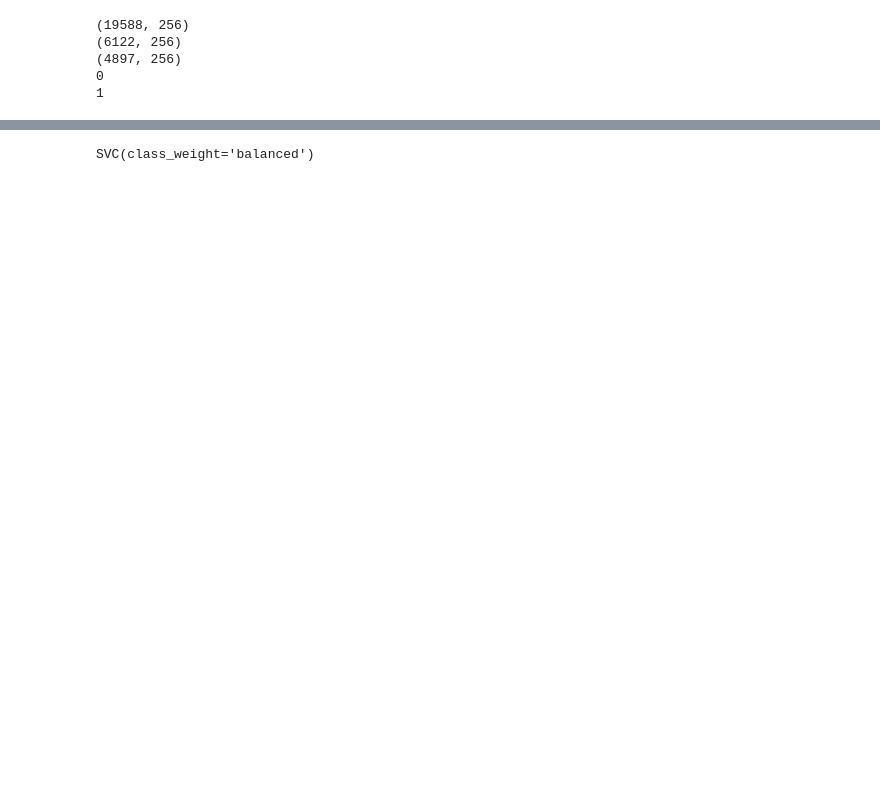
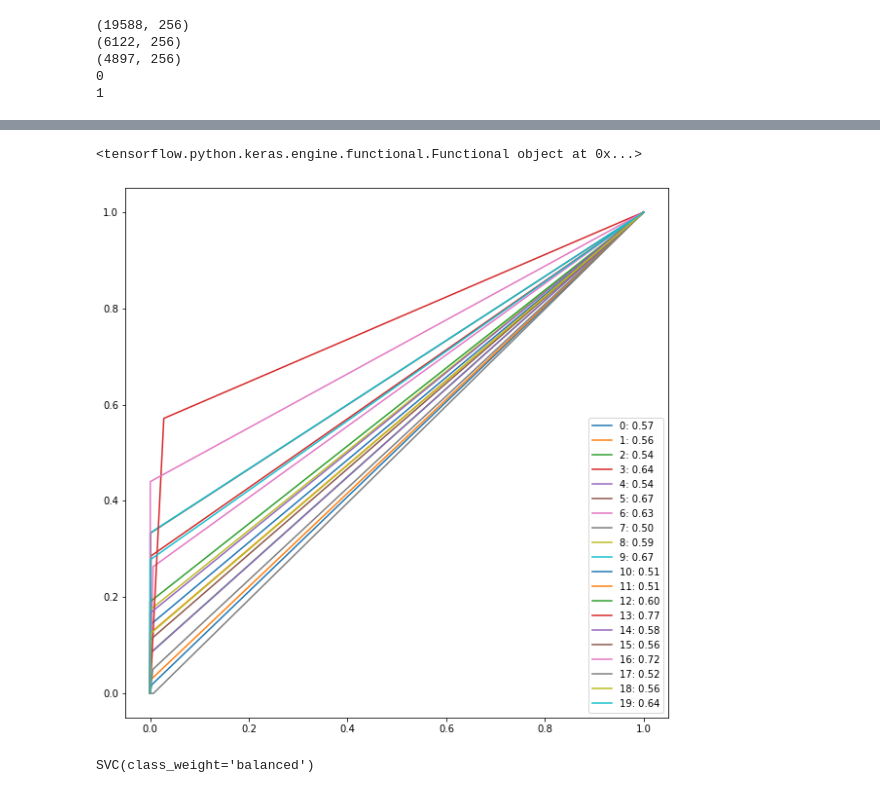
Before and after one commit to nhavilah/CAB420-Assignment-2, a Jupyter notebook: assignment.ipynb, the cells around one changed output, grey strips where cells are left out. Cells and saved outputs as stored; diff of their text form; code cells hidden in the pictures; blank space fills up the shorter version.

Commit message:
Completed Evals

```diff
--- a/assignment.ipynb
+++ b/assignment.ipynb
@@ -47,5 +58,4 @@ from sklearn.metrics import accuracy_score
 # %%
-from sklearn.metrics import precision_score, recall_score, f1_score, classification_report, roc_curve,auc
 def eval_model(model):
     #predict Test Accuracy
     test_scores = model.evaluate(test,test_y,verbose=2)
@@ -72,6 +82,41 @@ def eval_model(model):
     c.plot(ax=ax)
     ax.set_title('Testing Performance')
     eval_model(new_model)
+
+
+def save_model(model,model_name):
+    modelPickle = open(model_name, 'wb')
+    pickle.dump(model, modelPickle)
+
+
+# later...
+def load_model(model_name):
+    loaded_model = pickle.load(open(model_name, 'rb'))
+    return loaded_model
+
+
+def eval_model_probs(model,X_test,Y_test,Y_train,convert=False):
+    if(convert):
+        x_vec = np_utils.to_categorical(X_test, nb_classes)
+
+    report = classification_report(Y_test, model.predict(X_test),output_dict=True)
+    df = pd.DataFrame(report).transpose()
+    df = df.to_html()
+
+    text_file = open("report.html", "w")
+    text_file.write(df)
+    text_file.close()
+
+    scores = model.predict_proba(X_test)
+    classes = numpy.unique(Y_train)
+
+    fig = plt.figure(figsize=[10, 10])
+    ax = fig.add_subplot(1, 1, 1)
+    for i in range(20):
+        fpr, tpr, _ = roc_curve(Y_test, scores[:,i], pos_label=classes[i])
+        auc_score = auc(fpr, tpr)
+        ax.plot(fpr, tpr, label='%s: %0.2f' % (classes[i], auc_score))
+    ax.legend()
 # %%
 root_dir = os.path.abspath(os.getcwd())+"/256_ObjectCategories/"
 #add the arrays that we can use for training and testing
@@ -237,3 +281,14 @@ Best n_neighbors: 1
+# %%
+#load models
+knn_model = load_model("knn_save")
+cnn_model = keras.models.load_model("cnn")
+svm_model = load_model("svm_model")
+# %% [output]
+<tensorflow.python.keras.engine.functional.Functional object at 0x...>
+# %%
+eval_model_probs(knn_model,x_test,y_test,y_train)
+# %% [output]
+[figure, added]
 # %%
 #setup the SVM
 #grid search cross validation has already been imported ready for hyperparameter tuning
```
Also changed, not shown: parts of 23 cells of this notebook, 16 other files.
